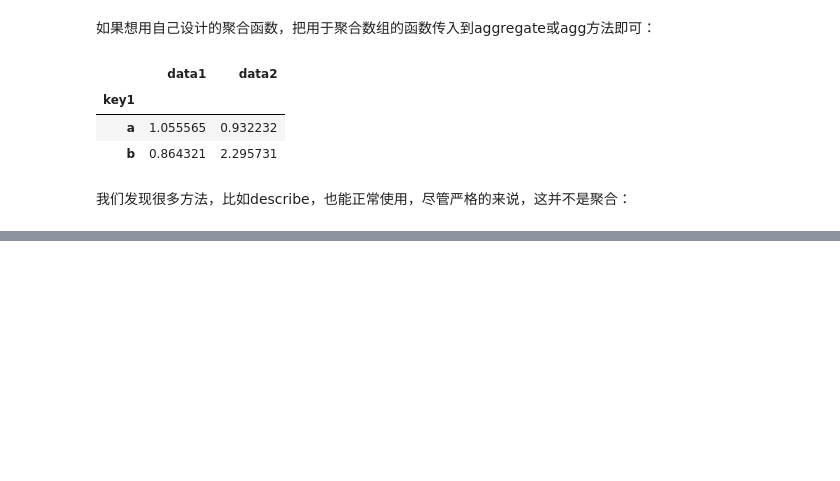
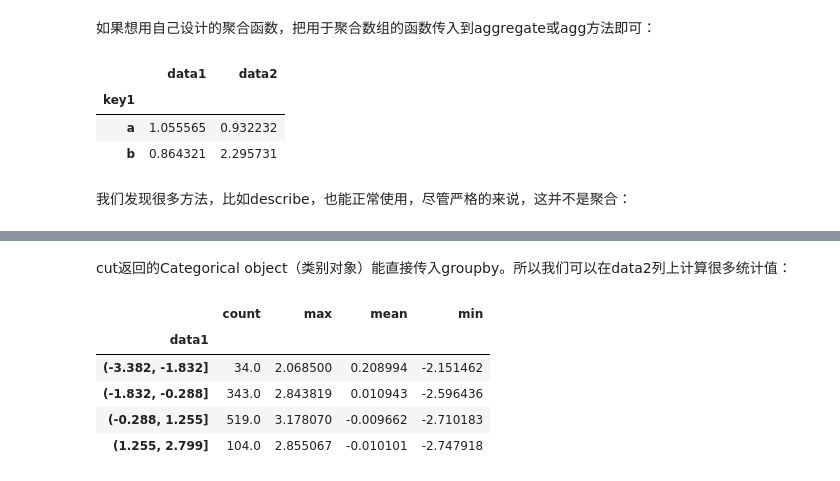
Before and after one commit to zzhhoubin/pydata, a Jupyter notebook: pandas.ipynb, the cells around one changed output, grey strips where cells are left out. Drawn from its saved outputs; the diff is of its cells as text; code cells hidden in the pictures; blank space fills up the shorter version.

```diff
--- a/pandas.ipynb
+++ b/pandas.ipynb
@@ -2372,0 +2389,3 @@ grouped.describe()
+# %%
+quartiles = pd.cut(frame.data1, 4)
+quartiles[:10]
@@ -2372,0 +2405,2 @@ grouped.describe()
+# %% [markdown]
+cut返回的Categorical object（类别对象）能直接传入groupby。所以我们可以在data2列上计算很多统计值：
@@ -2372,0 +2411,11 @@ grouped.describe()
+# %%
+grouped = frame.data2.groupby(quartiles)
+# %%
+grouped.apply(get_stats).unstack()
+# %% [output]
+|  | count | max | mean | min |
+| data1 |  |  |  |  |
+| (-3.382, -1.832] | 34.0 | 2.068500 | 0.208994 | -2.151462 |
+| (-1.832, -0.288] | 343.0 | 2.843819 | 0.010943 | -2.596436 |
+| (-0.288, 1.255] | 519.0 | 3.178070 | -0.009662 | -2.710183 |
+| (1.255, 2.799] | 104.0 | 2.855067 | -0.010101 | -2.747918 |
```
Also changed, not shown: parts of 44 cells of this notebook.
